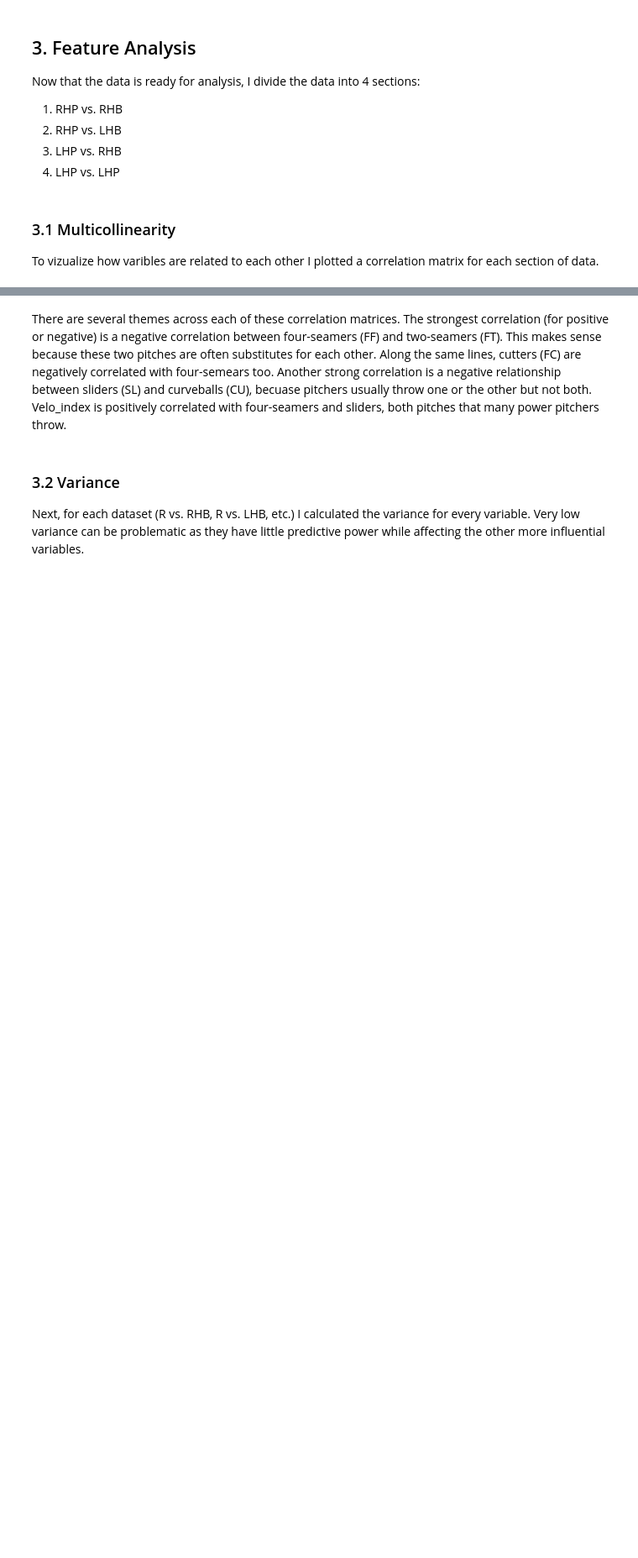
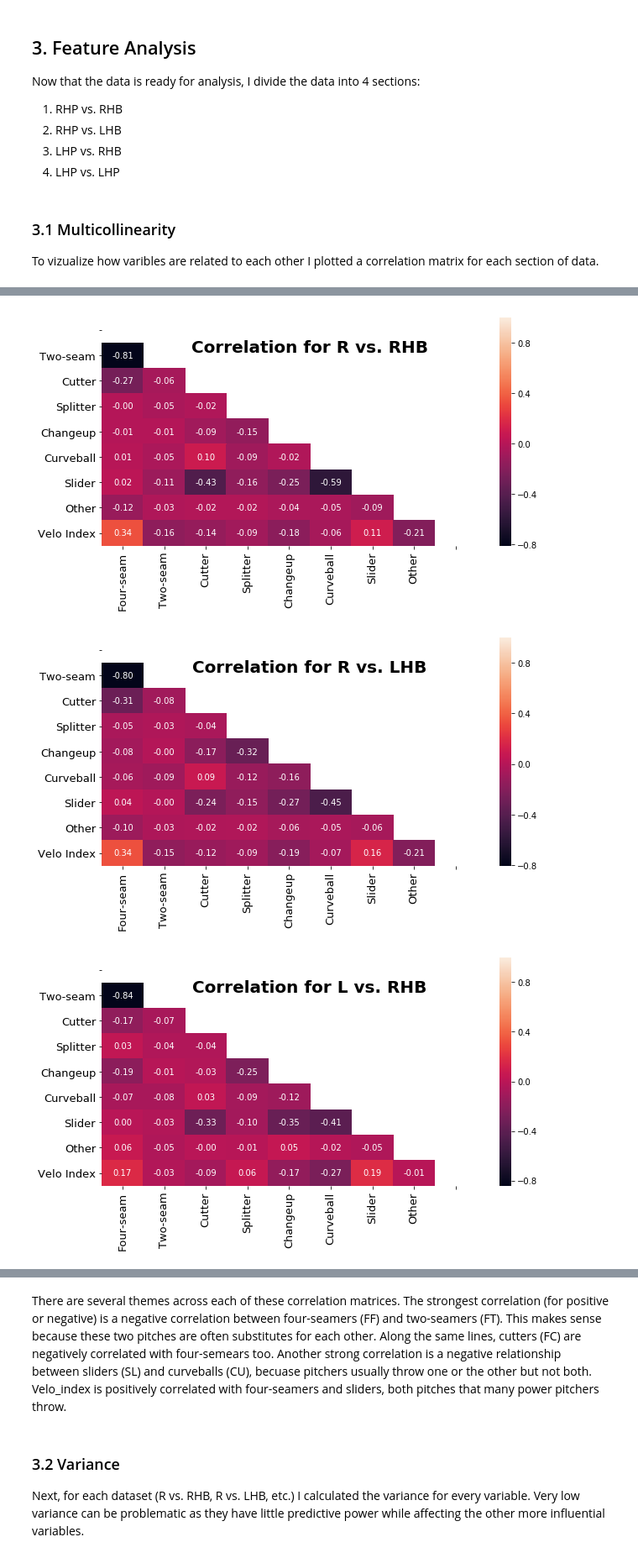
Before and after one commit to dsaltz432/MLB-Pitch-Types, a Jupyter notebook: Clustering Pitcher Types.ipynb, the cells around one changed output, grey strips where cells are left out. Shown: that part at 84% size. Drawn from its saved outputs; the diff is of its cells as text; code cells hidden in the pictures; blank space fills up the shorter version.

```diff
--- a/Clustering Pitcher Types.ipynb
+++ b/Clustering Pitcher Types.ipynb
@@ -476,0 +371,74 @@ plot_correlation_matrix_grid(data_sections)
+# %%
+# def analyze_cluster_centers(data_sections):
+#     for data_section in data_sections:
+
+#         # Get data from data_section
+#         p_throws = data_section["p_throws"]
+#         type_of_batters = data_section["type_of_batters"]
+#         df = data_section["df"].drop(["pitcher_id", "p_throws", "type_of_batters", "index"], axis=1)
+#         k = data_section["optimal_k"]
+
+#         # Run kmeans
+#         kmeans = KMeans(n_clusters=k, random_state=0).fit(df)
+
+#         # Add cluster as a column
+#         df['cluster'] = kmeans.labels_
+
+#         # Group pitchers by their cluster
+#         grouped = df.groupby(['cluster'], sort=True).mean()
+
+#         # generate heatmap
+#         plt.figure(figsize=(12, 5))
+#         fig = sns.heatmap(grouped, annot=True, fmt=".2f", cmap='coolwarm')
+
+#         # Set labels and title
+#         xlabels = ["Four-seam", "Two-seam", "Cutter", "Splitter", "Changeup",
+#                    "Curveball", "Slider", "Other", "Velo Index"]
+#         fig.set_xticklabels(xlabels, rotation=90, fontsize=13)
+#         ylabels = ["Cluster {}".format(i) for i in range(0, k)]
+#         fig.set_yticklabels(ylabels, rotation=0, fontsize=13)
+#         fig.set_ylabel('')
+#         plt.title("Cluster Centers for {} vs. {}".format(p_throws, type_of_batters), fontsize=20)
+
+#         # Display heatmap
+#         plt.show();
+
+
+# analyze_cluster_centers(data_sections)
+
+
+def plot_correlation_matrix_grid(data_sections):
+    for data_section in data_sections:
+
+        # Get data from data_section
+        p_throws = data_section["p_throws"]
+        type_of_batters = data_section["type_of_batters"]
+        df = data_section["df"].drop(["pitcher_id", "p_throws", "type_of_batters", "index"], axis=1)
+        corr = df.corr()
+
+        # Generate a mask for the upper triangle
+        mask = np.zeros_like(corr, dtype=np.bool)
+        mask[np.triu_indices_from(mask)] = True
+
+        # generate heatmap
+        plt.figure(figsize=(10, 5))
+        fig = sns.heatmap(corr, mask=mask, annot=True, fmt=".2f")
+
+        # Set labels and title
+        labels = ["Four-seam", "Two-seam", "Cutter", "Splitter", "Changeup",
+                   "Curveball", "Slider", "Other", "Velo Index"]
+        fig.set_xticklabels(labels[:-1], rotation=90, fontsize=13)
+        labels[0] = ""
+        fig.set_yticklabels(labels, fontsize=13)
+        title = "Correlation for {} vs. {}".format(p_throws, type_of_batters)
+        fig.text(x=5, y=1.5, s=title, fontsize=20, weight='bold', ha='center', va='bottom')
+
+        # Display heatmap
+        plt.show();
+
+
+plot_correlation_matrix_grid(data_sections)
+# %% [output]
+[figure, added]
+[figure, added]
+[figure, added]
```
Also changed, not shown: parts of 12 cells of this notebook.
